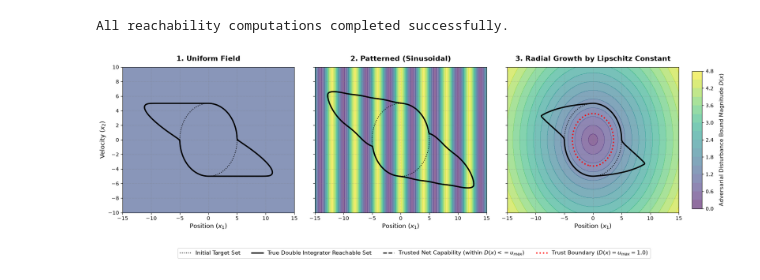
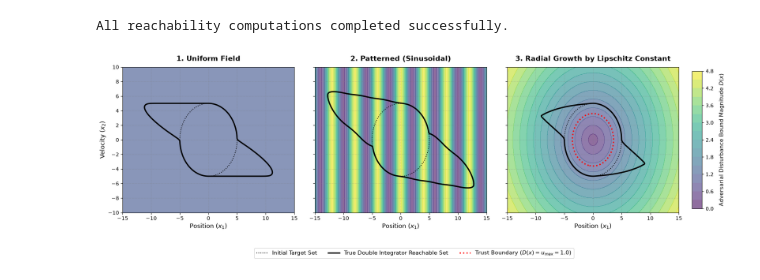
Before and after one commit to radamsfr/adaptive_hj_reachability, a Jupyter notebook: examples/doubleint_adaptive.ipynb, the cells around one changed output. Saved outputs shown, nothing was run; the diff lists cells and outputs as text; code cells hidden in the pictures.

Commit message:
net capability boundary may not be as useful (commented out)

```diff
--- a/examples/doubleint_adaptive.ipynb
+++ b/examples/doubleint_adaptive.ipynb
@@ -236,12 +236,12 @@ for i, res in enumerate(results):
     )
 
     # 4. Net Capability Boundary Underapproximation (Dashed Line)
-    net_v_trusted = np.where(res["map"].T <= u_max, res["net_v"].T, np.nan)
+    # net_v_trusted = np.where(res["map"].T <= u_max, res["net_v"].T, np.nan)
 
-    ax.contour(
-        x1_coords, x2_coords, net_v_trusted, levels=[0.0],
-        colors="black", linestyles="dashed", linewidths=2.0
-    )
+    # ax.contour(
+    #     x1_coords, x2_coords, net_v_trusted, levels=[0.0],
+    #     colors="black", linestyles="dashed", linewidths=2.0
+    # )
 
     # 5. Trust Region Boundary where D(x) = u_max (Red Dotted Line)
     ax.contour(
@@ -261,33 +261,33 @@ for i, res in enumerate(results):
     if i == 0:
         ax.set_ylabel("Velocity ($x_2$)", fontsize=12)
 
     ax.grid(True, linestyle=":", alpha=0.5, color="gray")
 
 # Custom Legend below plots
 legend_lines = [
     plt.Line2D([0], [0], color="black", linestyle=":", linewidth=1.5),
     plt.Line2D([0], [0], color="black", linestyle="solid", linewidth=2.5),
-    plt.Line2D([0], [0], color="black", linestyle="dashed", linewidth=2.0),
+    # plt.Line2D([0], [0], color="black", linestyle="dashed", linewidth=2.0),
     plt.Line2D([0], [0], color="red", linestyle=":", linewidth=2.5)
 ]
 
 fig.legend(
     legend_lines,
     [
         "Initial Target Set",
         "True Double Integrator Reachable Set",
-        "Trusted Net Capability (within $D(x) <= u_{max}$)",
+        # "Trusted Net Capability (within $D(x) <= u_{max}$)",
         f"Trust Boundary ($D(x) = u_{{max}} = {u_max}$)"
     ],
     loc="lower center", bbox_to_anchor=(0.5, -0.08), ncol=4, fontsize=11, frameon=True
 )
 
 # Colorbar placement
 cbar_ax = fig.add_axes([0.92, 0.18, 0.015, 0.68])
 cbar = fig.colorbar(contour_bg, cax=cbar_ax)
 cbar.set_label("Adversarial Disturbance Bound Magnitude $D(x)$", fontsize=11, labelpad=10)
 
 plt.subplots_adjust(left=0.06, right=0.90, bottom=0.16, top=0.88, wspace=0.12)
 plt.show()
 # %% [output]
-[figure, old version]
+[figure, new version]
```
